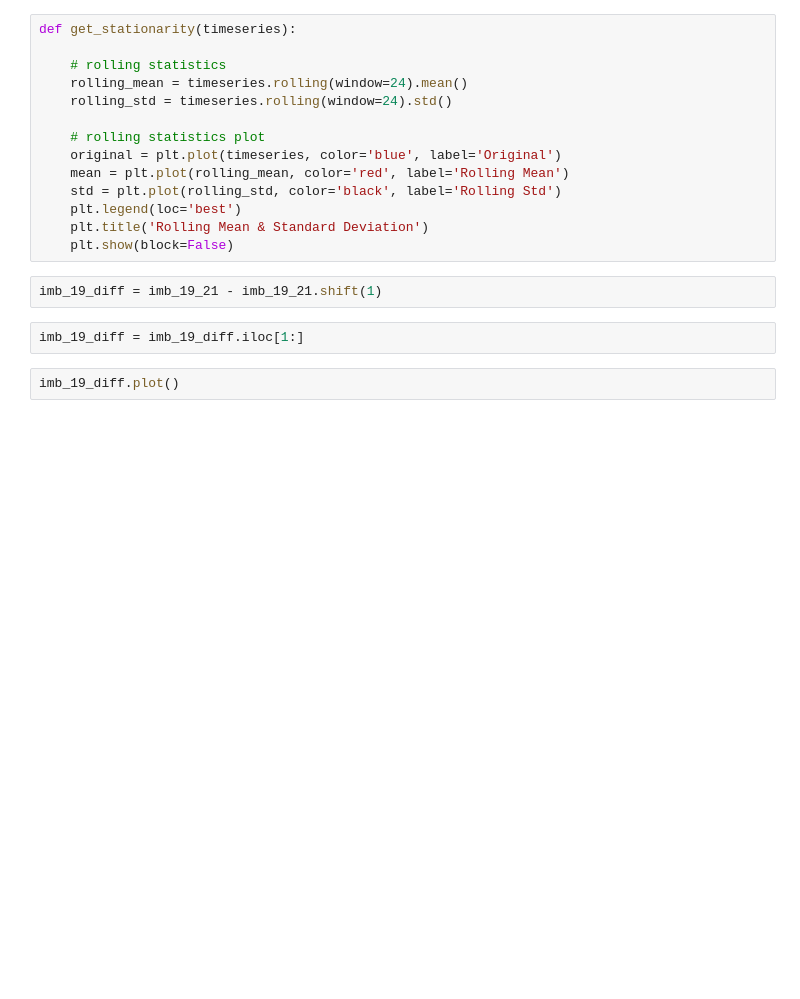
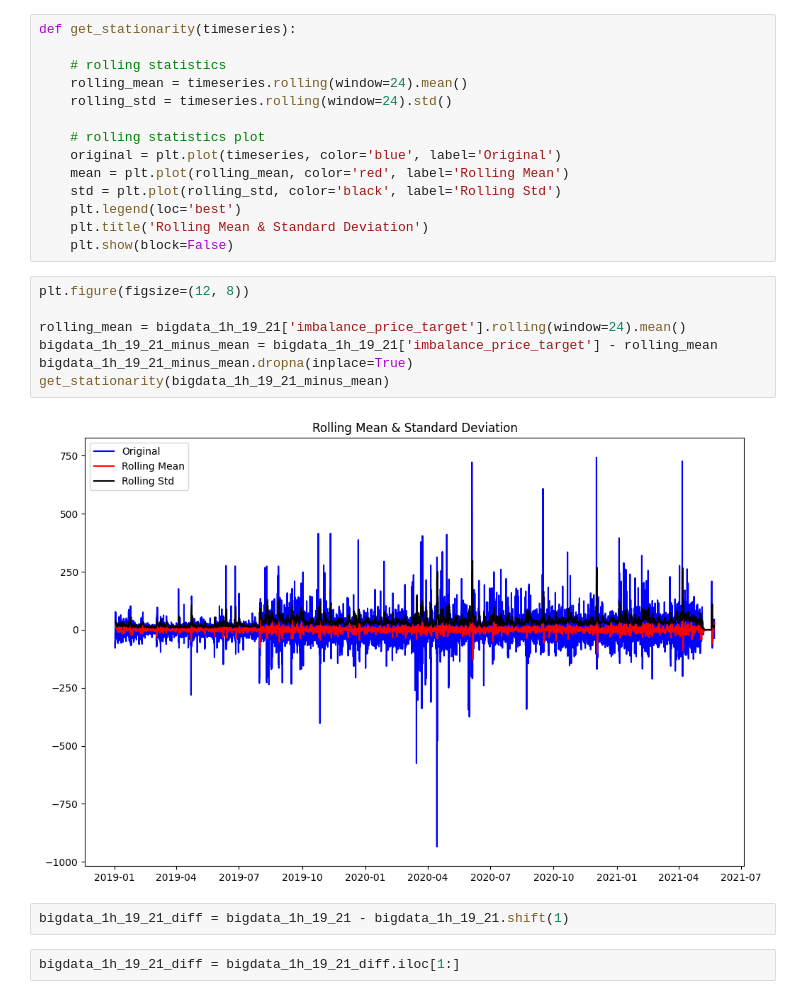
Before and after one commit to AaronsHub/capstone_energy, a Jupyter notebook: notebooks/eda_imbalance_price.ipynb, the cells around one changed output. Cells and saved outputs as stored; diff of their text form; blank space fills up the shorter version.

```diff
--- a/notebooks/eda_imbalance_price.ipynb
+++ b/notebooks/eda_imbalance_price.ipynb
@@ -473,9 +532,16 @@ def get_stationarity(timeseries):
     plt.legend(loc='best')
     plt.title('Rolling Mean & Standard Deviation')
     plt.show(block=False)
-# %%
-imb_19_diff = imb_19_21 - imb_19_21.shift(1)
+# %%
+plt.figure(figsize=(12, 8))
+
+rolling_mean = bigdata_1h_19_21['imbalance_price_target'].rolling(window=24).mean()
+bigdata_1h_19_21_minus_mean = bigdata_1h_19_21['imbalance_price_target'] - rolling_mean
+bigdata_1h_19_21_minus_mean.dropna(inplace=True)
+get_stationarity(bigdata_1h_19_21_minus_mean)
+# %% [output]
+[figure, added]
+# %%
+bigdata_1h_19_21_diff = bigdata_1h_19_21 - bigdata_1h_19_21.shift(1)
 # %%
-imb_19_diff = imb_19_diff.iloc[1:]
+bigdata_1h_19_21_diff = bigdata_1h_19_21_diff.iloc[1:]
-# %%
-imb_19_diff.plot()
```
Also changed, not shown: parts of 17 cells of this notebook.
